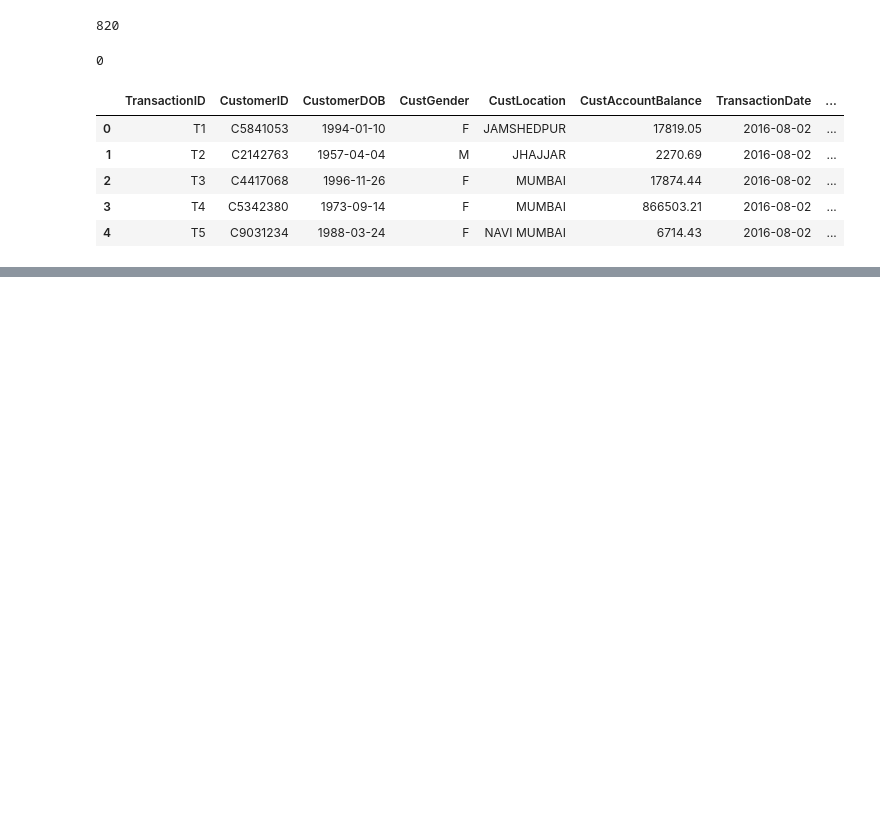
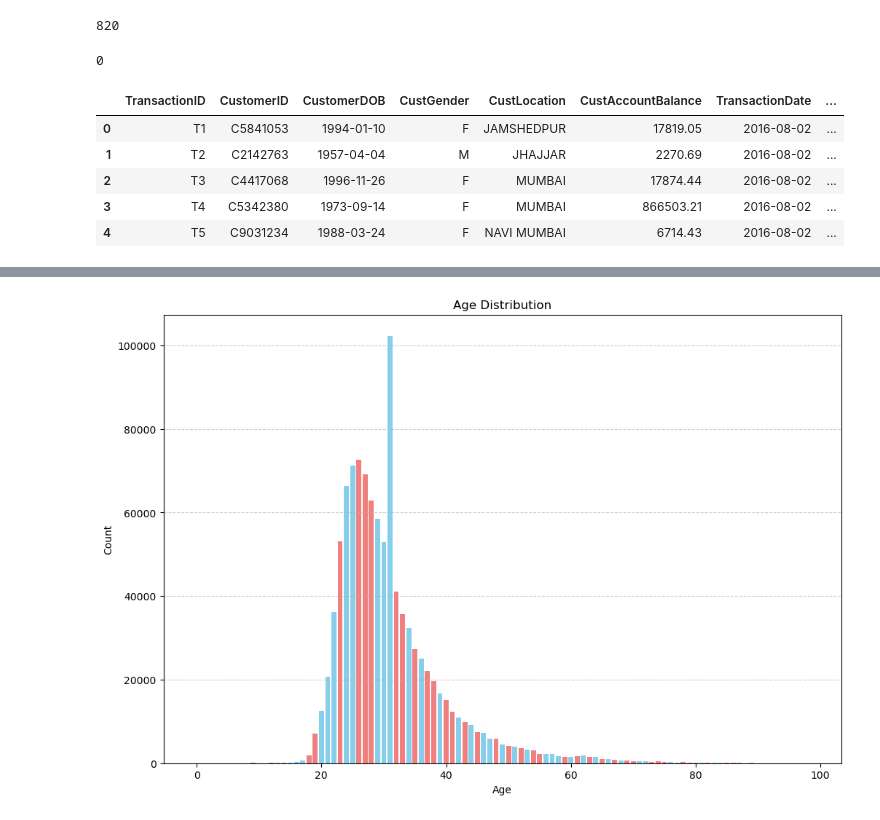
Before and after one commit to Halimat92/Optimizing-Retail-Banking-Strategies-, a Jupyter notebook: Optimizing_Retail_Banking_Strategies.ipynb, the cells around one changed output, grey strips where cells are left out. Saved outputs shown, nothing was run; the diff lists cells and outputs as text; code cells hidden in the pictures; blank space fills up the shorter version.

```diff
--- a/Optimizing_Retail_Banking_Strategies.ipynb
+++ b/Optimizing_Retail_Banking_Strategies.ipynb
@@ -327,0 +377,14 @@ df.head()
+# %%
+
+age_count = df['Age'].value_counts()
+
+# Create a bar chart
+plt.figure(figsize=(12, 8))
+plt.bar(gender_count.index, age_count.values, color=['skyblue', 'lightcoral'])
+plt.title("Age Distribution")
+plt.xlabel("Age")
+plt.ylabel("Count")
+plt.grid(axis='y', linestyle='--', alpha=0.6)
+plt.show()
+# %% [output]
+[figure, added]
```
Also changed, not shown: parts of 37 cells of this notebook.
